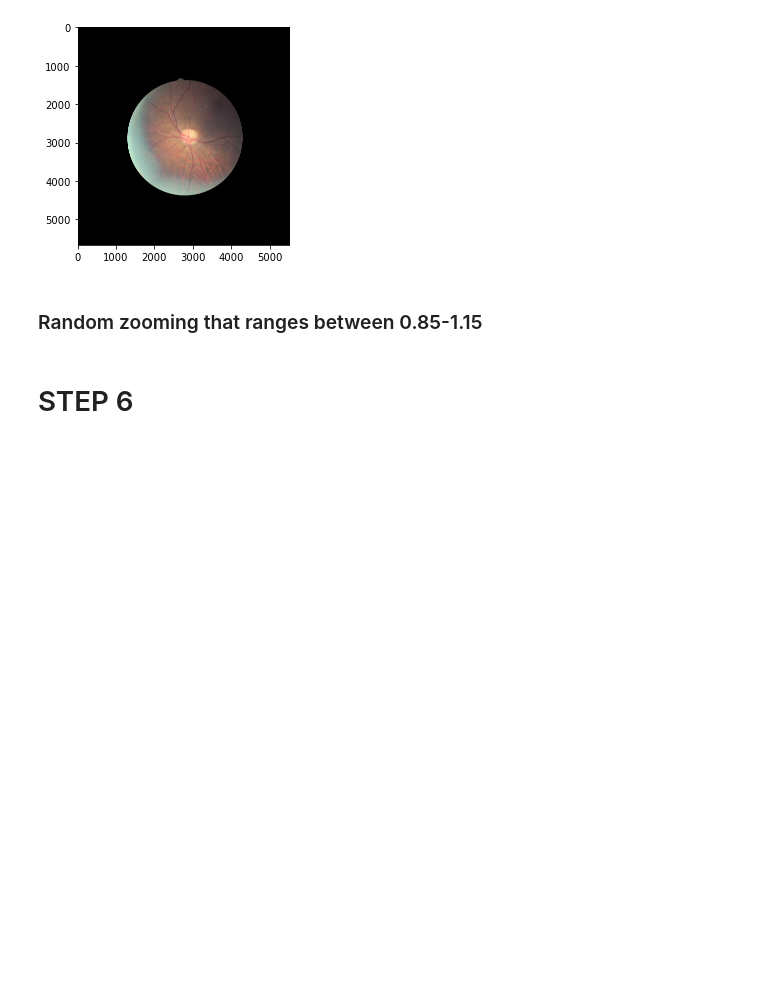
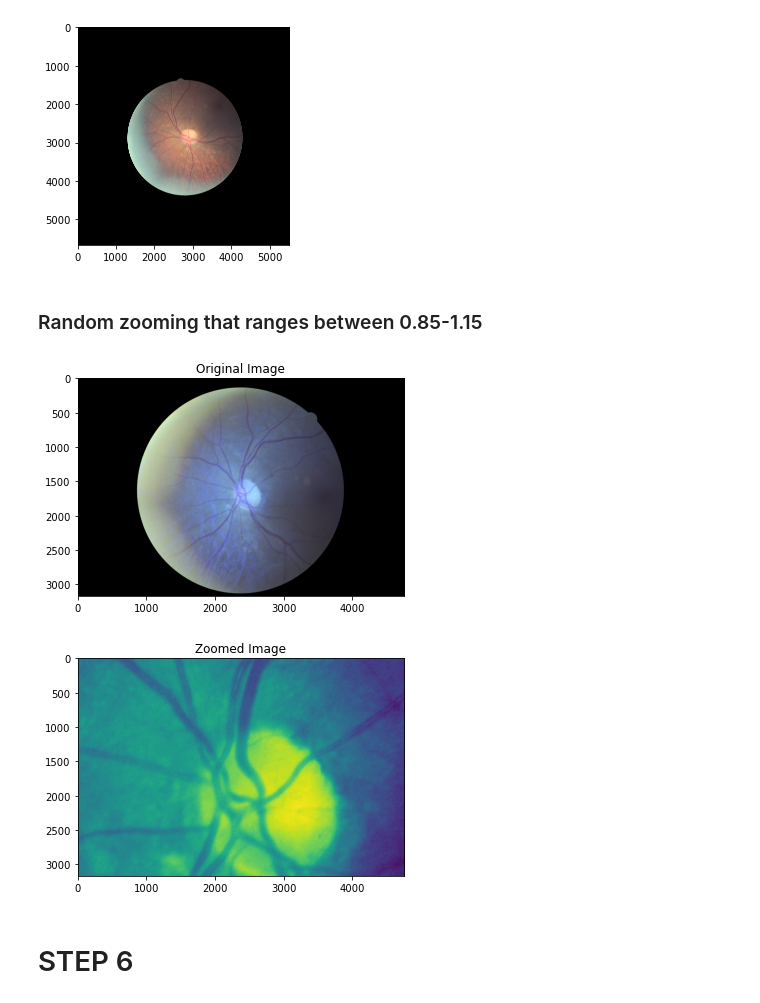
Before and after one commit to lykelly19/Computing-for-Health-and-Medicine-Final, a Jupyter notebook: DR Detection Group 9.ipynb, the cells around one changed output. Cells and saved outputs as stored; diff of their text form; code cells hidden in the pictures; blank space fills up the shorter version.

```diff
--- a/DR Detection Group 9.ipynb
+++ b/DR Detection Group 9.ipynb
@@ -692,3 +717,30 @@ plt.show()
 [figure]
 # %% [markdown]
 ### Random zooming that ranges between 0.85-1.15
+# %%
+# https://gist.github.com/i-namekawa/74a817683b0e68cee521
+# https://pynative.com/python-get-random-float-numbers/#:~:text=random.-,uniform()%20to%20get%20a%20random%20float%20number%20within%20a,Or%20from%2050.50%20to%2075.5.
+# https://stackoverflow.com/questions/59230217/python-syntax-error-valueerror-too-many-values-to-unpack-expected-2
+# https://www.tutorialkart.com/opencv/python/opencv-python-get-image-size/
+# https://techtutorialsx.com/2018/06/02/python-opencv-converting-an-image-to-gray-scale/
+
+zoom_factor = random.uniform(0.85, 1.15)
+zoom_factor = 5  # only set to five to see extreme zoom in
+
+img = cv2.imread('data/labeled_data/0/10_left.jpeg')
+gray = cv2.cvtColor(img, cv2.COLOR_BGR2GRAY)  # converts image to a grayscale image as cv2.wrapAffine works with grayscale images
+plt.title("Original Image")
+plt.imshow(img)
+plt.show()
+
+height, width = gray.shape  # grayscale images only have two dimensions being height and width but rgb images have 3 with the thrid being channel
+
+M = cv2.getRotationMatrix2D((width / 2, height / 2), 0, zoom_factor)
+gray = cv2.warpAffine(gray, M, gray.shape[::-1])
+
+plt.title("Zoomed Image")
+plt.imshow(gray)
+plt.show()
+# %% [output]
+[figure, added]
+[figure, added]
```
Also changed, not shown: parts of 3 cells of this notebook.
